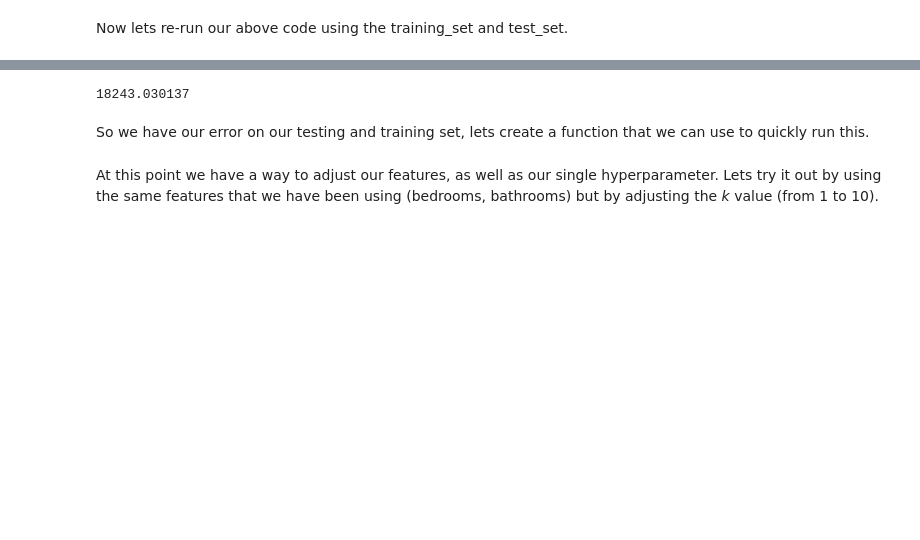
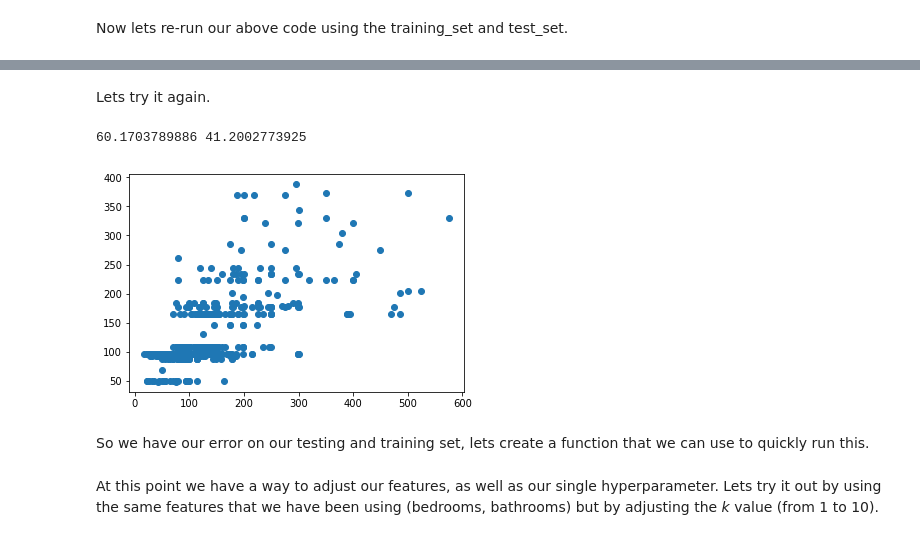
Before and after one commit to mikekwright/machine-learning-intro, a Jupyter notebook: notebook/k-regression-model.ipynb, the cells around one changed output, grey strips where cells are left out. Cells and saved outputs as stored; diff of their text form; code cells hidden in the pictures; blank space fills up the shorter version.

```diff
--- a/notebook/k-regression-model.ipynb
+++ b/notebook/k-regression-model.ipynb
@@ -384,14 +416,21 @@ Now lets re-run our above code using the training_set and test_set.
+# %% [markdown]
+Lets try it again.
 # %%
 model = KNeighborsRegressor(algorithm='brute', n_neighbors=5)
 # fit our model (calculate the distances), specify the value to use for regression
 model.fit(training_set[features], training_set['price'])
 # test our model out
 #  Note: we are reshaping the input so that as per sklearn's requirement for single samples
 predictions = model.predict(test_set[features])
-error = mean_squared_error(test_set['price'], predictions)
-print(error)
+mse = mean_squared_error(test_set['price'], predictions)
+mae = mean_absolute_error(test_set['price'], predictions)
+print(np.sqrt(mse), mae)
+
+plt.scatter(test_set['price'], predictions)
+plt.show()
 # %% [output]
-18243.030137
+60.1703789886 41.2002773925
+[figure, added]
 # %% [markdown]
 So we have our error on our testing and training set, lets create a function that we can use
 to quickly run this.
```
Also changed, not shown: parts of 30 cells of this notebook, 1 other file.
